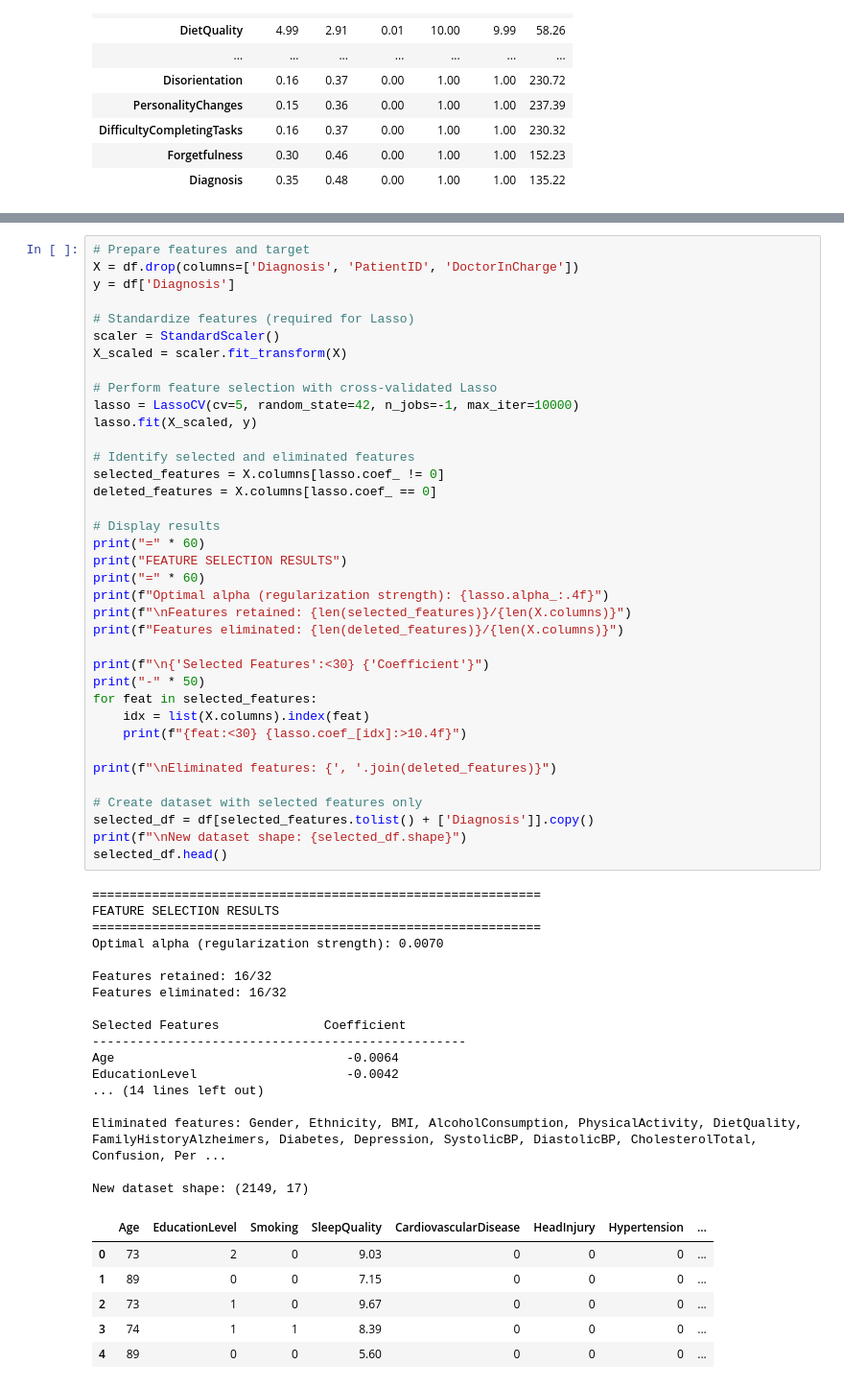
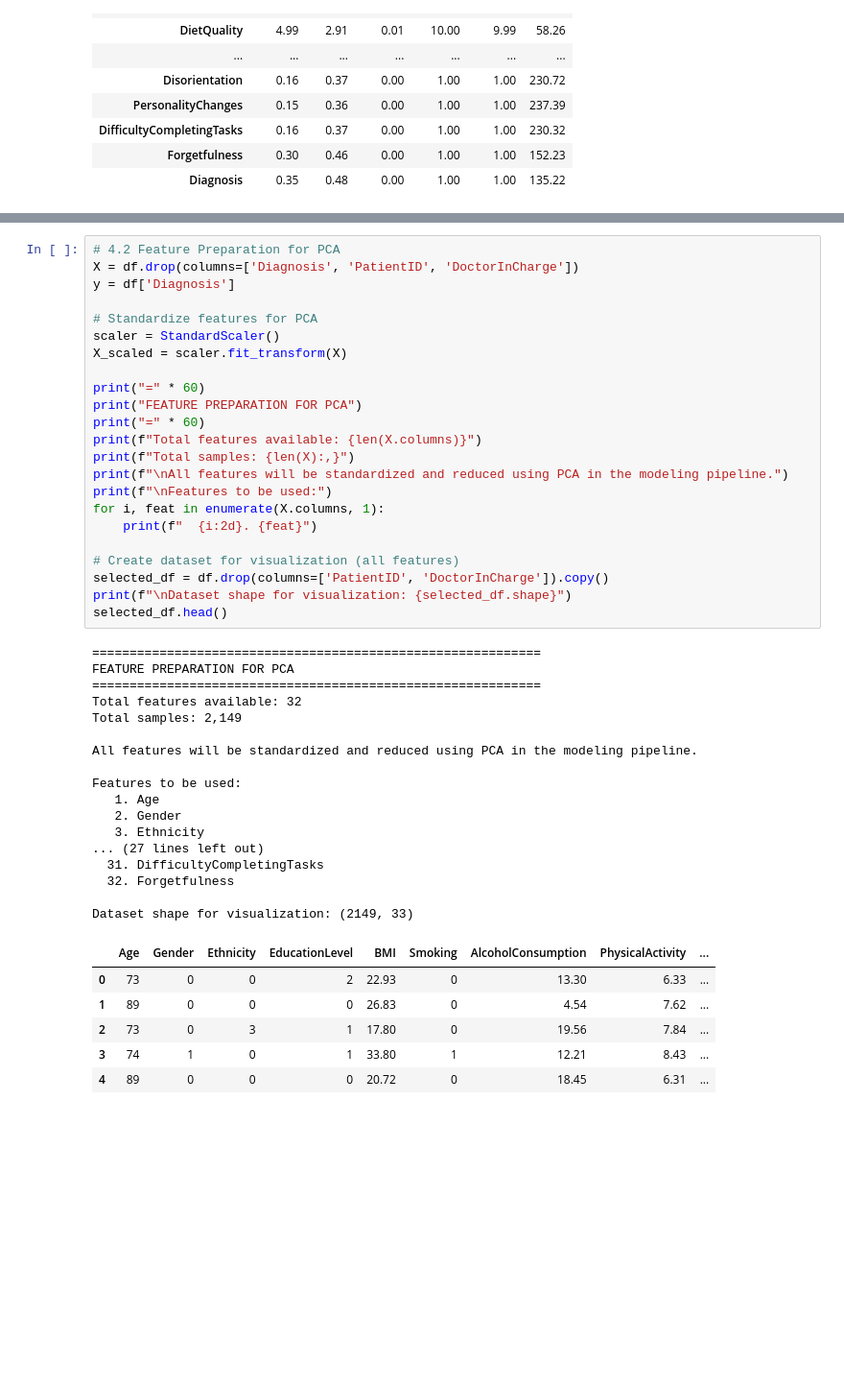
Before and after one commit to TechHive-4SAE11/alzheimers-ml-notebooks, a Jupyter notebook: alzheimer-s-disease-prediction.ipynb, the cells around one changed output, grey strips where cells are left out. Shown at 96% size. Cells and saved outputs as stored; diff of their text form; blank space fills up the shorter version.

```diff
--- a/alzheimer-s-disease-prediction.ipynb
+++ b/alzheimer-s-disease-prediction.ipynb
@@ -161,61 +246,47 @@ The LassoCV implementation uses 5-fold cross-validation to optimize the regulari
 # %%
-# Prepare features and target
+# 4.2 Feature Preparation for PCA
 X = df.drop(columns=['Diagnosis', 'PatientID', 'DoctorInCharge'])
 y = df['Diagnosis']
 
-# Standardize features (required for Lasso)
+# Standardize features for PCA
 scaler = StandardScaler()
 X_scaled = scaler.fit_transform(X)
 
-# Perform feature selection with cross-validated Lasso
-lasso = LassoCV(cv=5, random_state=42, n_jobs=-1, max_iter=10000)
-lasso.fit(X_scaled, y)
+print("=" * 60)
+print("FEATURE PREPARATION FOR PCA")
+print("=" * 60)
+print(f"Total features available: {len(X.columns)}")
+print(f"Total samples: {len(X):,}")
+print(f"\nAll features will be standardized and reduced using PCA in the modeling pipeline.")
+print(f"\nFeatures to be used:")
+for i, feat in enumerate(X.columns, 1):
+    print(f"  {i:2d}. {feat}")
 
-# Identify selected and eliminated features
-selected_features = X.columns[lasso.coef_ != 0]
-deleted_features = X.columns[lasso.coef_ == 0]
-
-# Display results
-print("=" * 60)
-print("FEATURE SELECTION RESULTS")
-print("=" * 60)
-print(f"Optimal alpha (regularization strength): {lasso.alpha_:.4f}")
-print(f"\nFeatures retained: {len(selected_features)}/{len(X.columns)}")
-print(f"Features eliminated: {len(deleted_features)}/{len(X.columns)}")
-
-print(f"\n{'Selected Features':<30} {'Coefficient'}")
-print("-" * 50)
-for feat in selected_features:
-    idx = list(X.columns).index(feat)
-    print(f"{feat:<30} {lasso.coef_[idx]:>10.4f}")
-
-print(f"\nEliminated features: {', '.join(deleted_features)}")
-
-# Create dataset with selected features only
-selected_df = df[selected_features.tolist() + ['Diagnosis']].copy()
-print(f"\nNew dataset shape: {selected_df.shape}")
+# Create dataset for visualization (all features)
+selected_df = df.drop(columns=['PatientID', 'DoctorInCharge']).copy()
+print(f"\nDataset shape for visualization: {selected_df.shape}")
 selected_df.head()
 # %% [output]
 ============================================================
-FEATURE SELECTION RESULTS
+FEATURE PREPARATION FOR PCA
 ============================================================
-Optimal alpha (regularization strength): 0.0070
+Total features available: 32
+Total samples: 2,149
 
-Features retained: 16/32
-Features eliminated: 16/32
+All features will be standardized and reduced using PCA in the modeling pipeline.
 
-Selected Features              Coefficient
---------------------------------------------------
-Age                               -0.0064
-EducationLevel                    -0.0042
-... (14 lines left out)
+Features to be used:
+   1. Age
+   2. Gender
+   3. Ethnicity
+... (27 lines left out)
+  31. DifficultyCompletingTasks
+  32. Forgetfulness
 
-Eliminated features: Gender, Ethnicity, BMI, AlcoholConsumption, PhysicalActivity, DietQuality, FamilyHistoryAlzheimers, Diabetes, Depression, SystolicBP, DiastolicBP, CholesterolTotal, Confusion, Per ...
-
-New dataset shape: (2149, 17)
+Dataset shape for visualization: (2149, 33)
-|  | Age | EducationLevel | Smoking | SleepQuality | CardiovascularDisease | HeadInjury | Hypertension | ... |
-| 0 | 73 | 2 | 0 | 9.03 | 0 | 0 | 0 | ... |
-| 1 | 89 | 0 | 0 | 7.15 | 0 | 0 | 0 | ... |
-| 2 | 73 | 1 | 0 | 9.67 | 0 | 0 | 0 | ... |
-| 3 | 74 | 1 | 1 | 8.39 | 0 | 0 | 0 | ... |
-| 4 | 89 | 0 | 0 | 5.60 | 0 | 0 | 0 | ... |
+|  | Age | Gender | Ethnicity | EducationLevel | BMI | Smoking | AlcoholConsumption | PhysicalActivity | ... |
+| 0 | 73 | 0 | 0 | 2 | 22.93 | 0 | 13.30 | 6.33 | ... |
+| 1 | 89 | 0 | 0 | 0 | 26.83 | 0 | 4.54 | 7.62 | ... |
+| 2 | 73 | 0 | 3 | 1 | 17.80 | 0 | 19.56 | 7.84 | ... |
+| 3 | 74 | 1 | 0 | 1 | 33.80 | 1 | 12.21 | 8.43 | ... |
+| 4 | 89 | 0 | 0 | 0 | 20.72 | 0 | 18.45 | 6.31 | ... |
```
Also changed, not shown: parts of 28 cells of this notebook.
